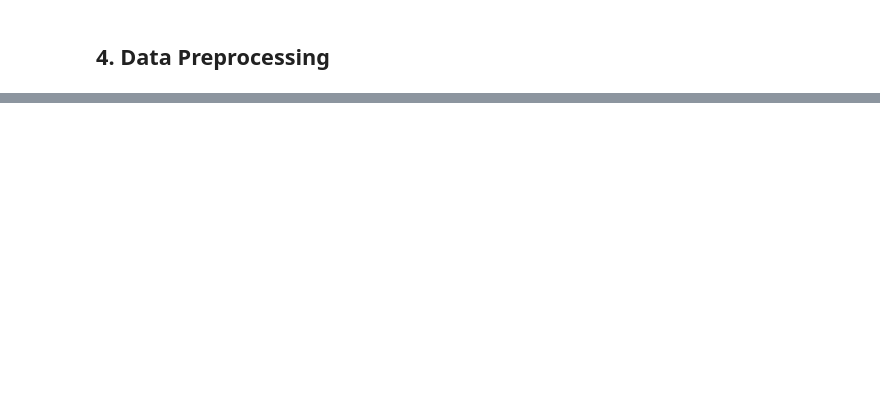
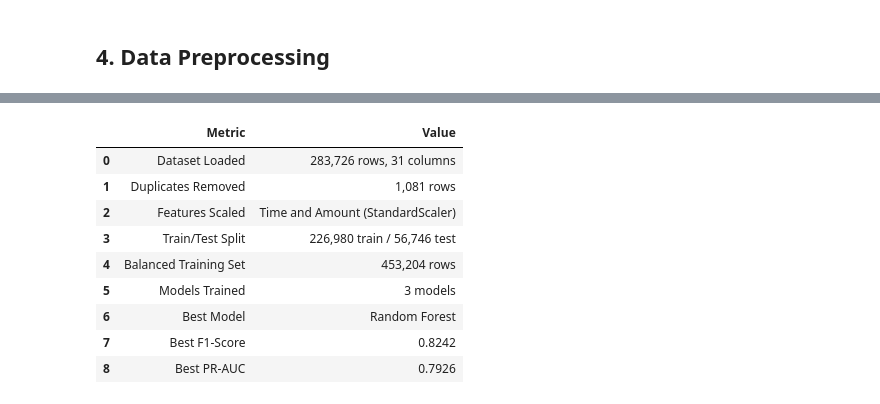
Before and after one commit to Arun-Singh-Chauhan-09/m606-fraud-detection-pipeline, a Jupyter notebook: credit_card_fraud_detection.ipynb, the cells around one changed output, grey strips where cells are left out. Saved outputs shown, nothing was run; the diff lists cells and outputs as text; code cells hidden in the pictures; blank space fills up the shorter version.

```diff
--- a/credit_card_fraud_detection.ipynb
+++ b/credit_card_fraud_detection.ipynb
@@ -679,0 +401,16 @@ pd.DataFrame({
+# %%
+
+best_model_name = metrics_table['F1-Score'].idxmax()
+best_f1_score = metrics_table.loc[best_model_name, 'F1-Score']
+
+
+data_processor.DataFrame({
+    'Metric': ['Best Model', 'Best F1-Score', 'Precision', 'Recall', 'PR-AUC'],
+    'Value': [
+        best_model_name,
+        f"{best_f1_score:.4f}",
+        f"{metrics_table.loc[best_model_name, 'Precision']:.4f}",
+        f"{metrics_table.loc[best_model_name, 'Recall']:.4f}",
+        f"{metrics_table.loc[best_model_name, 'PR-AUC']:.4f}"
+    ]
+})
@@ -679,0 +454,37 @@ pd.DataFrame({
+# %%
+
+data_processor.DataFrame({
+    'Metric': [
+        'Dataset Loaded',
+        'Duplicates Removed',
+        'Features Scaled',
+        'Train/Test Split',
+        'Balanced Training Set',
+        'Models Trained',
+        'Best Model',
+        'Best F1-Score',
+        'Best PR-AUC'
+    ],
+    'Value': [
+        f"{transaction_data.shape[0]:,} rows, {transaction_data.shape[1]} columns",
+        f"{records_before - records_after:,} rows",
+        "Time and Amount (StandardScaler)",
+        f"{len(features_train):,} train / {len(features_test):,} test",
+        f"{len(features_train_balanced):,} rows",
+        f"{len(trained_models)} models",
+        best_model_name,
+        f"{best_f1_score:.4f}",
+        f"{metrics_table.loc[best_model_name, 'PR-AUC']:.4f}"
+    ]
+})
+# %% [output]
+|  | Metric | Value |
+| 0 | Dataset Loaded | 283,726 rows, 31 columns |
+| 1 | Duplicates Removed | 1,081 rows |
+| 2 | Features Scaled | Time and Amount (StandardScaler) |
+| 3 | Train/Test Split | 226,980 train / 56,746 test |
+| 4 | Balanced Training Set | 453,204 rows |
+| 5 | Models Trained | 3 models |
+| 6 | Best Model | Random Forest |
+| 7 | Best F1-Score | 0.8242 |
+| 8 | Best PR-AUC | 0.7926 |
```
Also changed, not shown: parts of 127 cells of this notebook, 2 other files.
